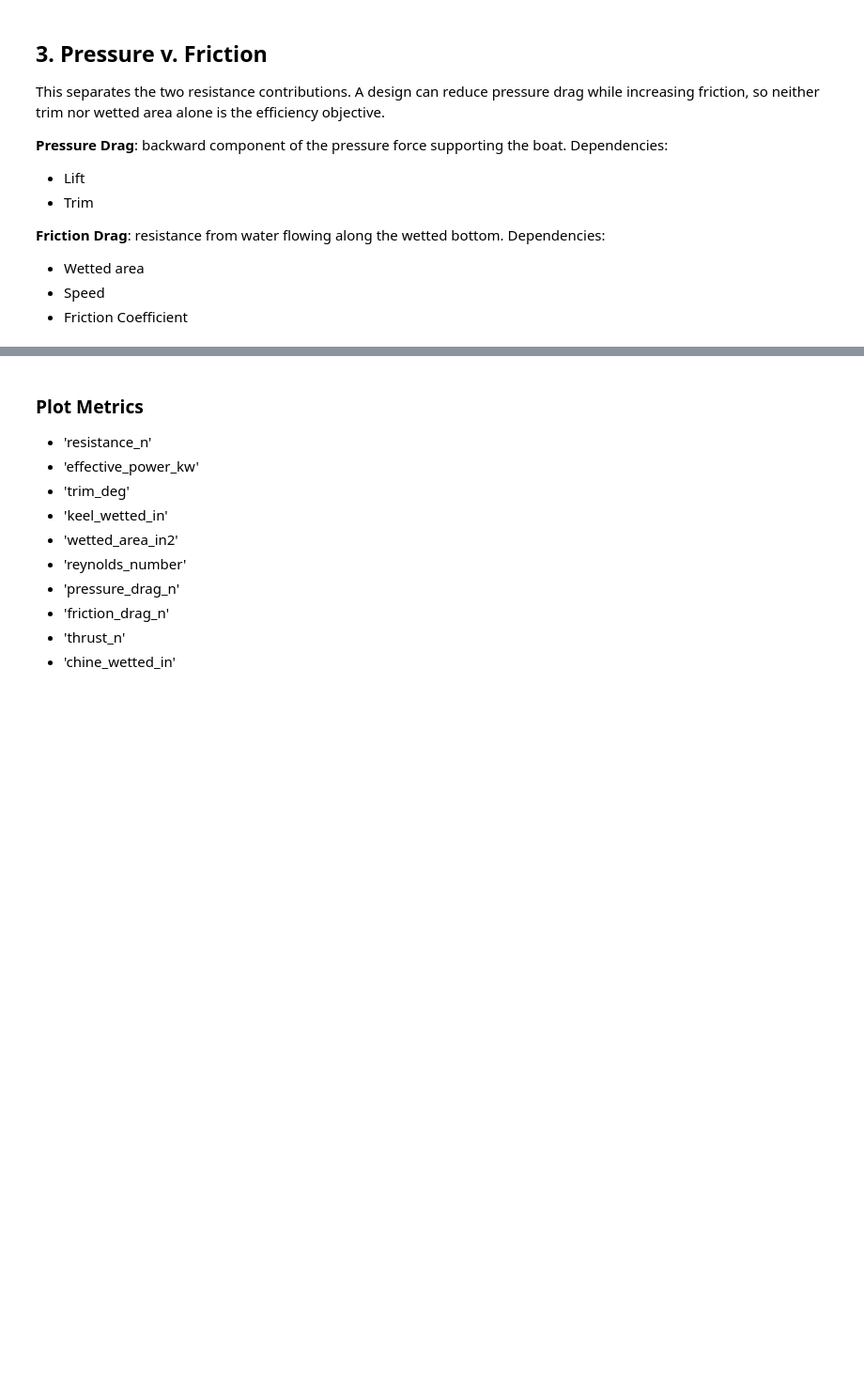
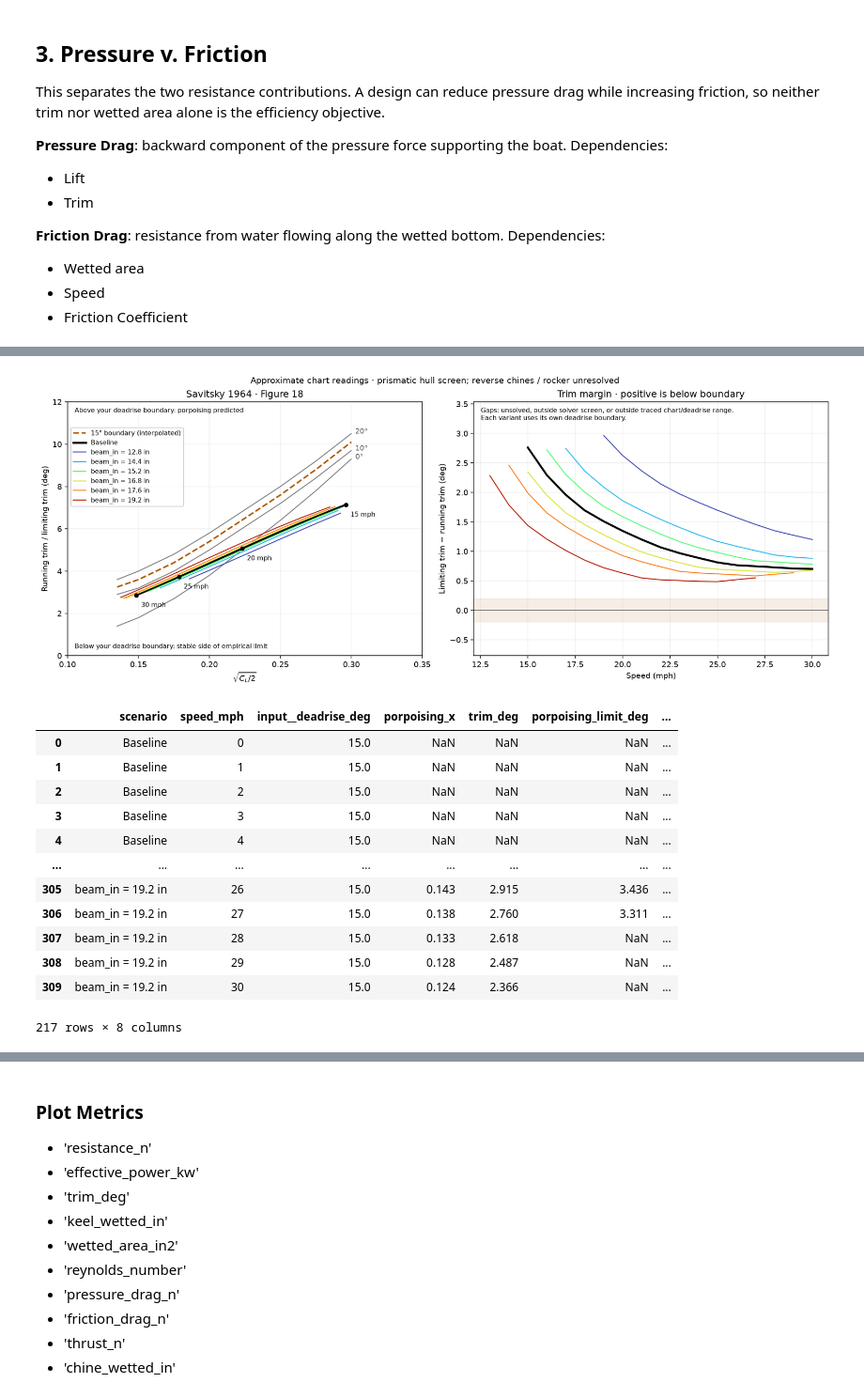
Before and after one commit to haav-uwmadison/haav-modeling, a Jupyter notebook: hull/hydrodynamics-savitsky/v6-2026-11-11/sensitivity-analysis.ipynb, the cells around one changed output, grey strips where cells are left out. Shown at 94% size. Cells and saved outputs as stored; diff of their text form; code cells hidden in the pictures; blank space fills up the shorter version.

```diff
--- a/hull/hydrodynamics-savitsky/v6-2026-11-11/sensitivity-analysis.ipynb
+++ b/hull/hydrodynamics-savitsky/v6-2026-11-11/sensitivity-analysis.ipynb
@@ -262 +273,32 @@ display_figure(fig)
+# %%
+# Reuse the helper reloaded by section 1; rerun section 1 after updating it.
+fig = _sensitivity.plot_porpoising(
+    selected.to_dict('records'),
+    labels={name: label_for(name, frame) for name, frame in selected.groupby('scenario', sort=False)},
+    colors=line_colors,
+    baseline_deadrise_deg=config['inputs']['deadrise_deg'],
+)
+display_figure(fig)
+porpoising_table = selected.reindex(columns=[
+    'scenario', 'speed_mph', 'input__deadrise_deg', 'porpoising_x', 'trim_deg',
+    'porpoising_limit_deg', 'porpoising_margin_deg', 'porpoising_status',
+]).copy()
+porpoising_table['scenario'] = porpoising_table['scenario'].map(
+    {name: label_for(name, frame) for name, frame in selected.groupby('scenario', sort=False)})
+display(porpoising_table.round(3))
+# %% [output]
+[figure, added]
+|  | scenario | speed_mph | input__deadrise_deg | porpoising_x | trim_deg | porpoising_limit_deg | ... |
+| 0 | Baseline | 0 | 15.0 | NaN | NaN | NaN | ... |
+| 1 | Baseline | 1 | 15.0 | NaN | NaN | NaN | ... |
+| 2 | Baseline | 2 | 15.0 | NaN | NaN | NaN | ... |
+| 3 | Baseline | 3 | 15.0 | NaN | NaN | NaN | ... |
+| 4 | Baseline | 4 | 15.0 | NaN | NaN | NaN | ... |
+| ... | ... | ... | ... | ... | ... | ... | ... |
+| 305 | beam_in = 19.2 in | 26 | 15.0 | 0.143 | 2.915 | 3.436 | ... |
+| 306 | beam_in = 19.2 in | 27 | 15.0 | 0.138 | 2.760 | 3.311 | ... |
+| 307 | beam_in = 19.2 in | 28 | 15.0 | 0.133 | 2.618 | NaN | ... |
+| 308 | beam_in = 19.2 in | 29 | 15.0 | 0.128 | 2.487 | NaN | ... |
+| 309 | beam_in = 19.2 in | 30 | 15.0 | 0.124 | 2.366 | NaN | ... |
+217 rows × 8 columns
 # %% [markdown]
```
Also changed, not shown: parts of 10 cells of this notebook, 7 other files.
